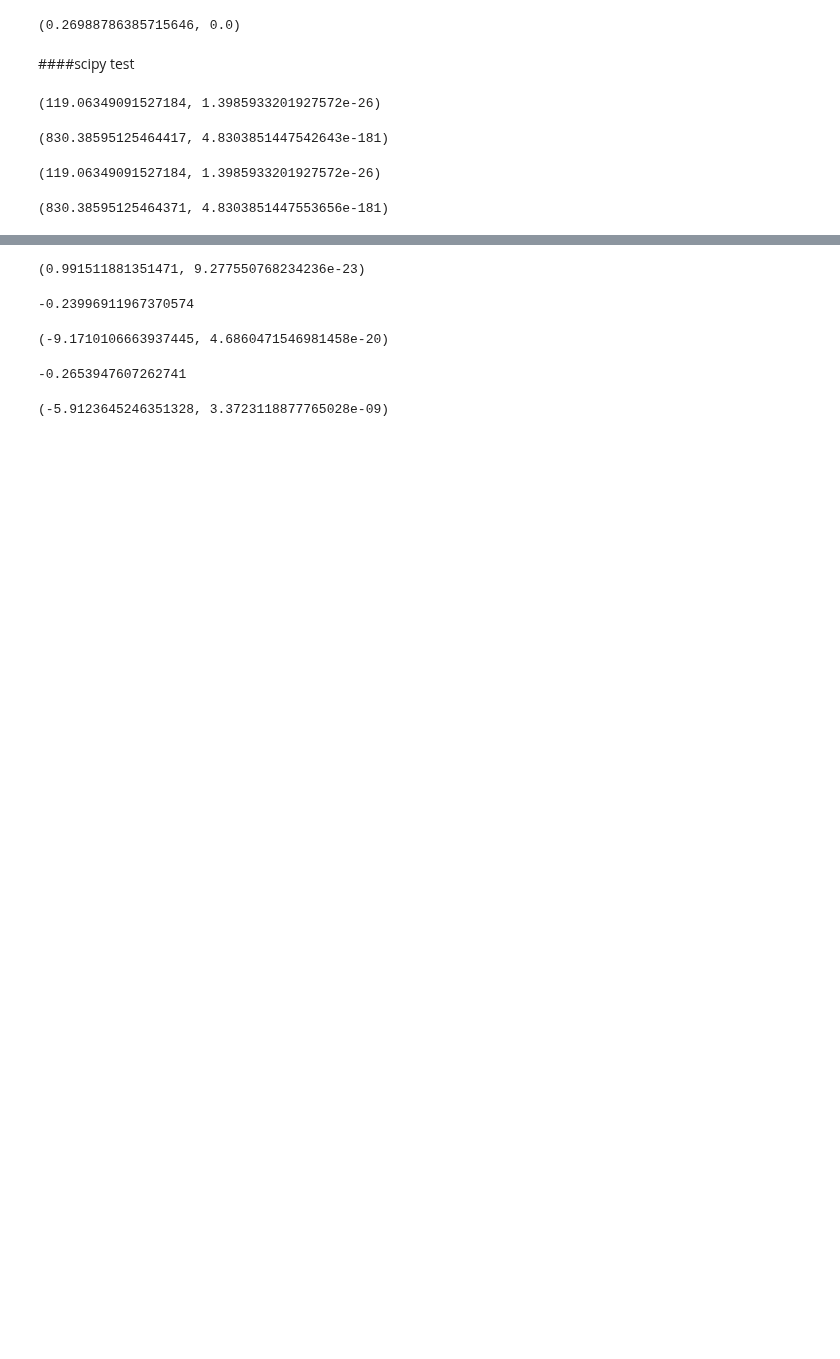
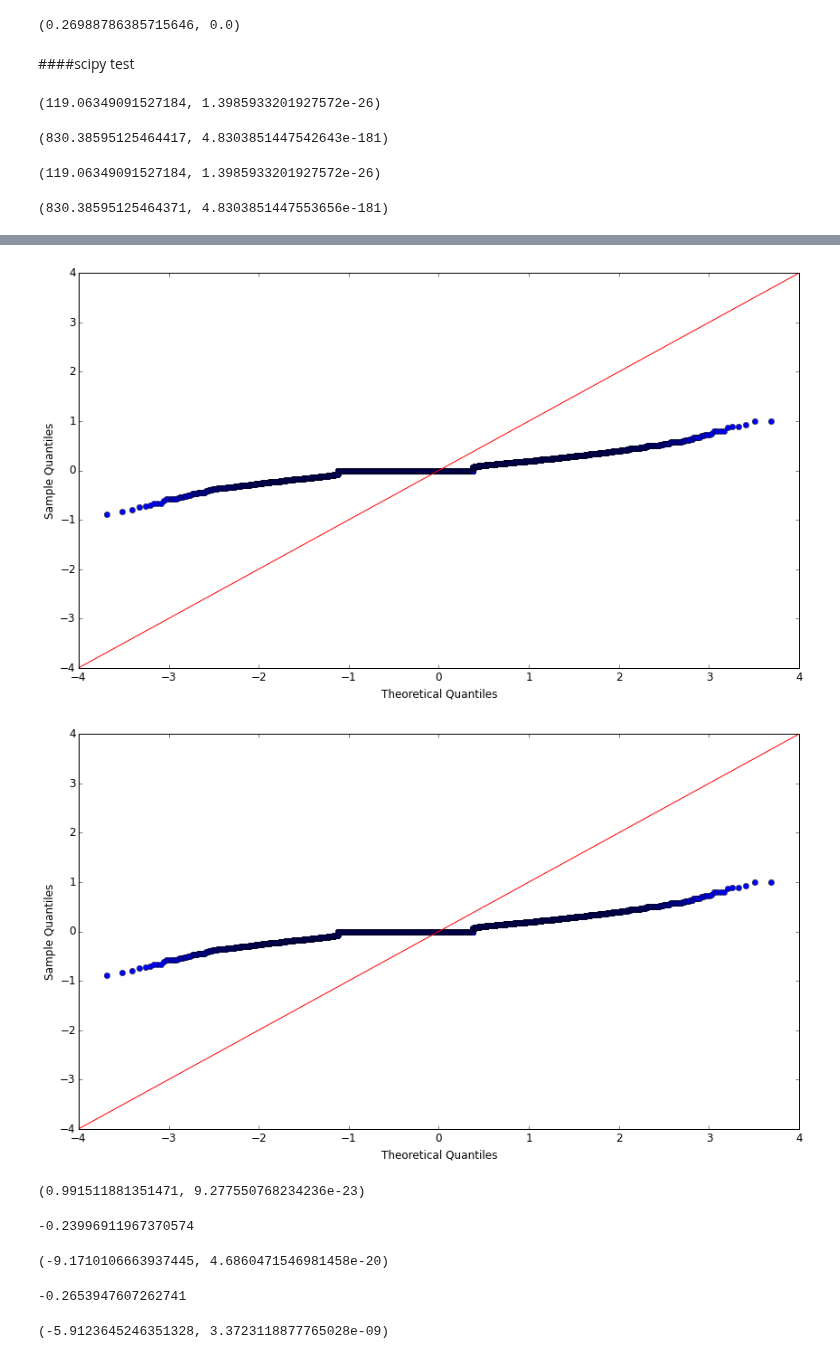
Before and after one commit to mavillard/liwc, a Jupyter notebook: comparison.ipynb, the cells around one changed output, grey strips where cells are left out. Saved outputs shown, nothing was run; the diff lists cells and outputs as text; code cells hidden in the pictures; blank space fills up the shorter version.

```diff
--- a/comparison.ipynb
+++ b/comparison.ipynb
@@ -240,3 +244,8 @@ qqplot(df_b2['liwc'], line='s')
+# %%
+qqplot(df_b2['norm_liwc'], line='45')
+# %% [output]
+[figure, added]
+[figure, added]
 # %%
 from scipy.stats import shapiro
 # %%
```
Also changed, not shown: parts of 6 cells of this notebook, 4 other files.
